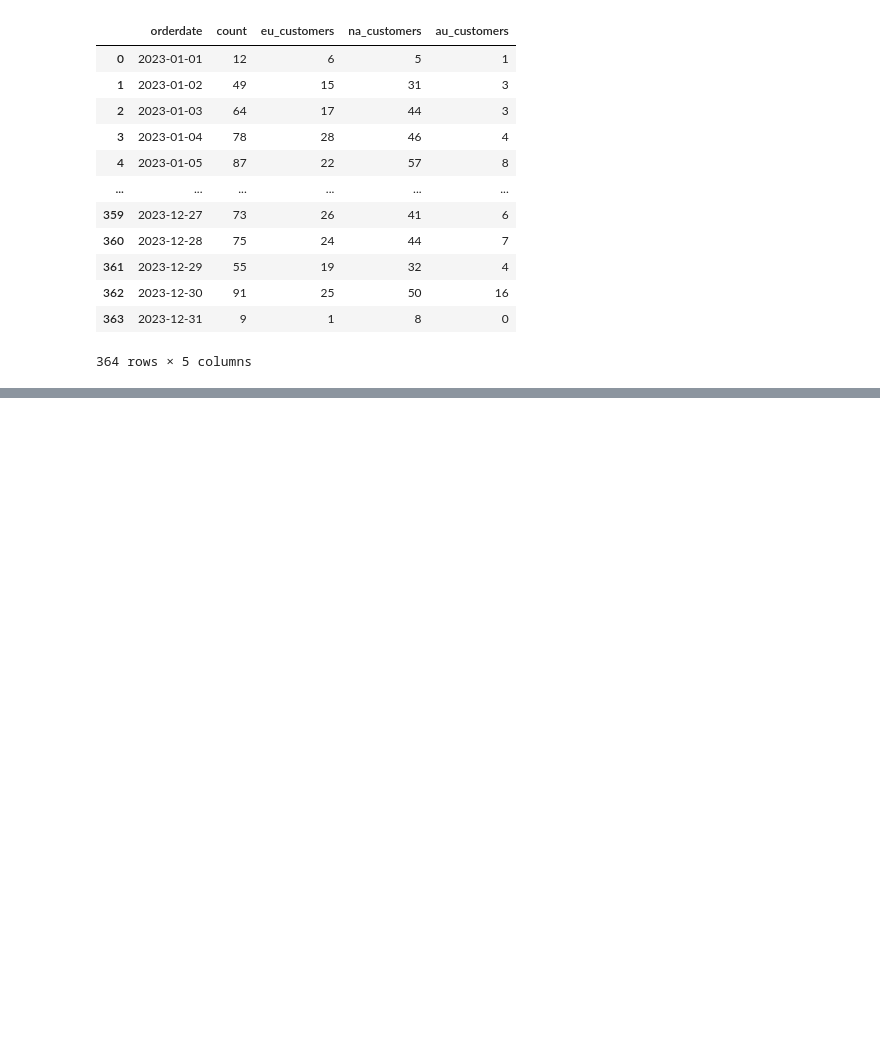
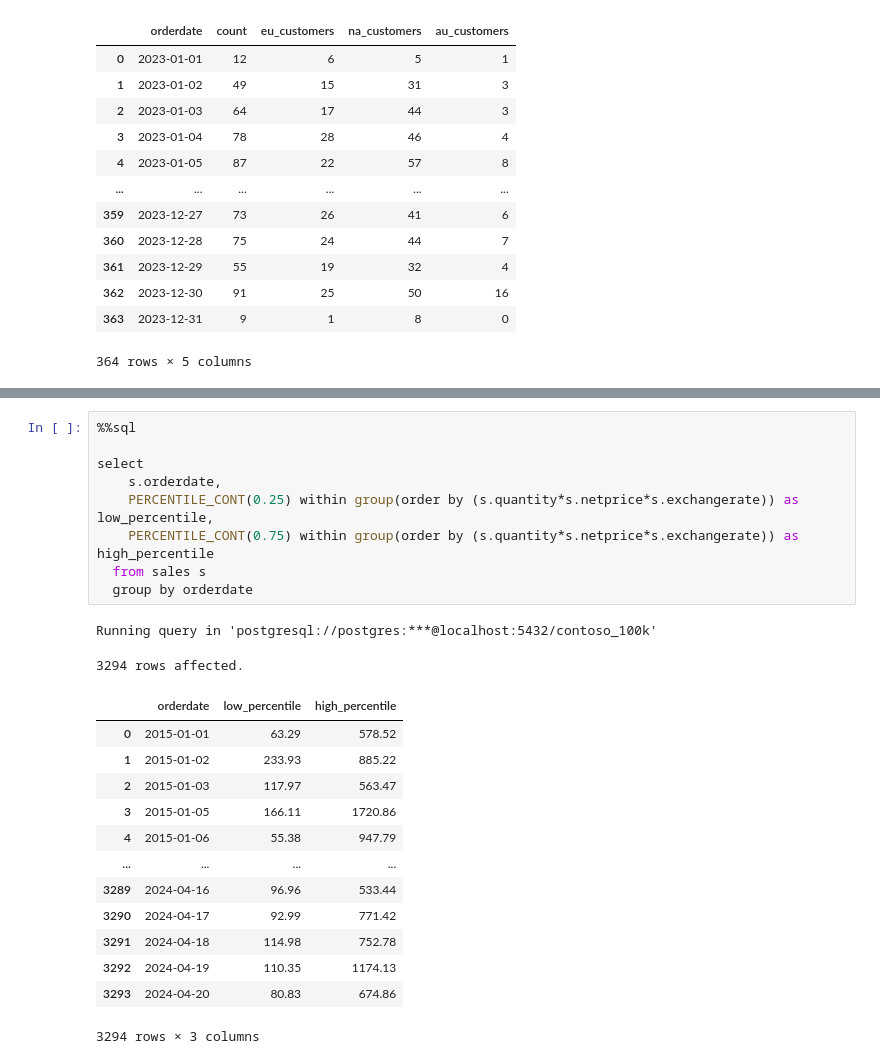
Before and after one commit to hari-shadow/google_collab_sql, a Jupyter notebook: Resources/Blank_SQL_Notebook.ipynb, the cells around one changed output, grey strips where cells are left out. Drawn from its saved outputs; the diff is of its cells as text; blank space fills up the shorter version.

```diff
--- a/Resources/Blank_SQL_Notebook.ipynb
+++ b/Resources/Blank_SQL_Notebook.ipynb
@@ -255,0 +449,25 @@ Running query in 'postgresql://postgres:***@localhost:5432/contoso_100k'
+# %%
+%%sql
+
+select
+    s.orderdate,
+    PERCENTILE_CONT(0.25) within group(order by (s.quantity*s.netprice*s.exchangerate)) as low_percentile,
+    PERCENTILE_CONT(0.75) within group(order by (s.quantity*s.netprice*s.exchangerate)) as high_percentile
+  from sales s
+  group by orderdate
+# %% [output]
+Running query in 'postgresql://postgres:***@localhost:5432/contoso_100k'
+3294 rows affected.
+|  | orderdate | low_percentile | high_percentile |
+| 0 | 2015-01-01 | 63.29 | 578.52 |
+| 1 | 2015-01-02 | 233.93 | 885.22 |
+| 2 | 2015-01-03 | 117.97 | 563.47 |
+| 3 | 2015-01-05 | 166.11 | 1720.86 |
+| 4 | 2015-01-06 | 55.38 | 947.79 |
+| ... | ... | ... | ... |
+| 3289 | 2024-04-16 | 96.96 | 533.44 |
+| 3290 | 2024-04-17 | 92.99 | 771.42 |
+| 3291 | 2024-04-18 | 114.98 | 752.78 |
+| 3292 | 2024-04-19 | 110.35 | 1174.13 |
+| 3293 | 2024-04-20 | 80.83 | 674.86 |
+3294 rows × 3 columns
```
Also changed, not shown: parts of 10 cells of this notebook.
